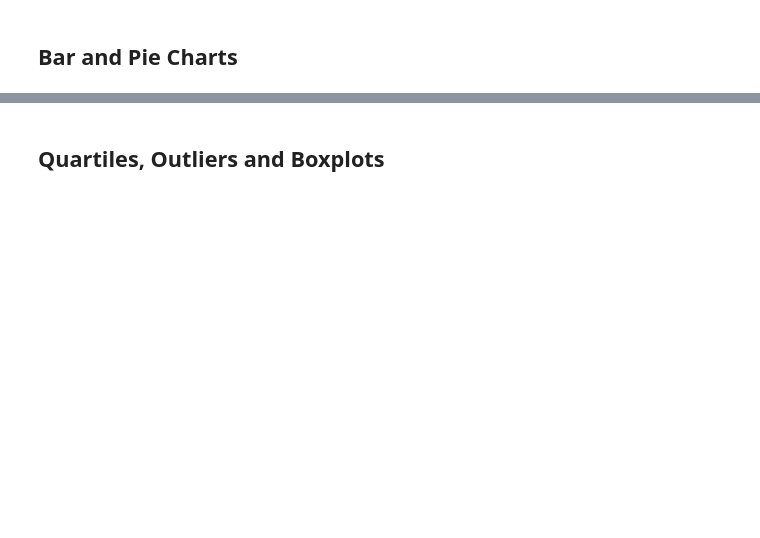
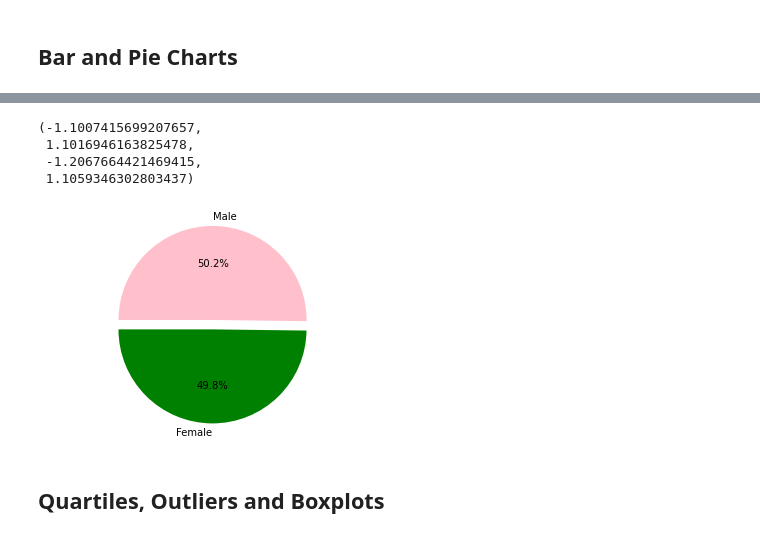
Before and after one commit to markreid2/Power_of_Plots, a Jupyter notebook: pymaceuticals_starter.ipynb, the cells around one changed output, grey strips where cells are left out. Saved outputs shown, nothing was run; the diff lists cells and outputs as text; code cells hidden in the pictures; blank space fills up the shorter version.

```diff
--- a/pymaceuticals_starter.ipynb
+++ b/pymaceuticals_starter.ipynb
@@ -126,2 +193,24 @@ sum_stats
+# %%
+# Generate a pie plot showing the distribution of female versus male mice using pyplot
+#Labels for sections of the pie chart
+labels = ["Female","Male"]
+
+#List values of each section of the pie chart
+sizes = [49.799197,50.200803]
+
+#colors for each section of the pie chart
+colors = ['green', 'pink']
+
+#Create the pie chart based on values
+plt.pie(sizes, explode=explode, labels=labels, colors=colors, autopct="%1.1f%%", startangle=180)
+
+#Set equal axis
+plt.axis("equal")
+# %% [output]
+(-1.1007415699207657,
+ 1.1016946163825478,
+ -1.2067664421469415,
+ 1.1059346302803437)
+[figure, added]
 # %% [markdown]
 ## Quartiles, Outliers and Boxplots
```
Also changed, not shown: parts of 20 cells of this notebook.
